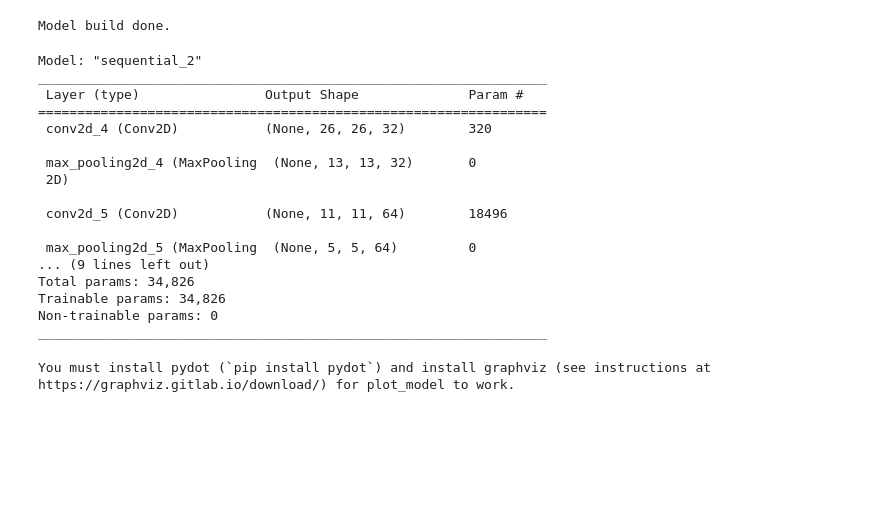
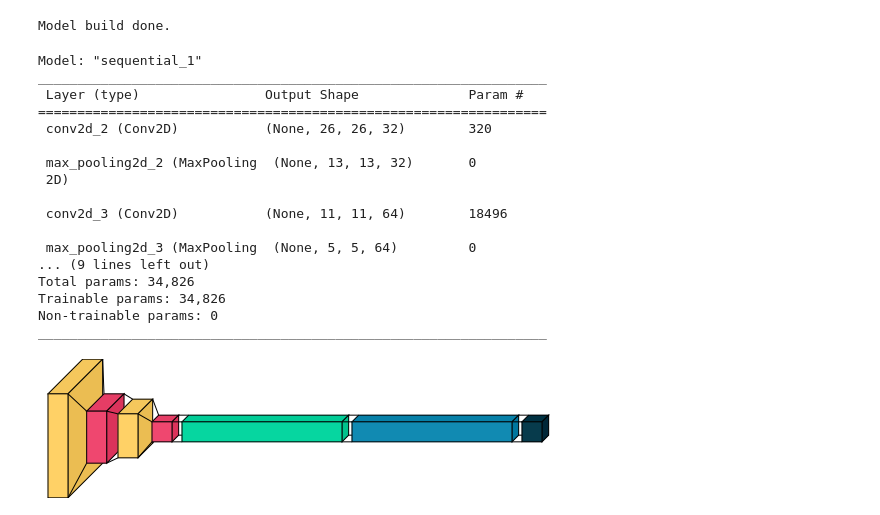
Before and after one commit to ekert-it/test-ml, a Jupyter notebook: notebooks/keras.ipynb, the cells around one changed output. Drawn from its saved outputs; the diff is of its cells as text; code cells hidden in the pictures; blank space fills up the shorter version.

Commit message:
improve vizualization output

```diff
--- a/notebooks/keras.ipynb
+++ b/notebooks/keras.ipynb
@@ -80,34 +78,30 @@ model = keras.Sequential(
 print ("Model build done.")
 # %% [output]
 Model build done.
-# %%
-model.summary()
-# %% [output]
-Model: "sequential_2"
-_________________________________________________________________
- Layer (type)                Output Shape              Param #
-=================================================================
- conv2d_4 (Conv2D)           (None, 26, 26, 32)        320
-
- max_pooling2d_4 (MaxPooling  (None, 13, 13, 32)       0
- 2D)
-
- conv2d_5 (Conv2D)           (None, 11, 11, 64)        18496
-
- max_pooling2d_5 (MaxPooling  (None, 5, 5, 64)         0
-... (9 lines left out)
-Total params: 34,826
-Trainable params: 34,826
-Non-trainable params: 0
-_________________________________________________________________
-# %%
-from keras.models import Sequential
-from keras.layers import Dense
-from keras.utils.vis_utils import plot_model
-
-plot_model(model, to_file='model_plot.png', show_shapes=True, show_layer_names=True)
-# %% [output]
-You must install pydot (`pip install pydot`) and install graphviz (see instructions at https://graphviz.gitlab.io/download/) for plot_model to work.
+# %%
+import visualkeras
+model.summary()
+# see: https://www.analyticsvidhya.com/blog/2022/03/visualize-deep-learning-models-using-visualkeras/
+visualkeras.layered_view(model)
+# %% [output]
+Model: "sequential_1"
+_________________________________________________________________
+ Layer (type)                Output Shape              Param #
+=================================================================
+ conv2d_2 (Conv2D)           (None, 26, 26, 32)        320
+
+ max_pooling2d_2 (MaxPooling  (None, 13, 13, 32)       0
+ 2D)
+
+ conv2d_3 (Conv2D)           (None, 11, 11, 64)        18496
+
+ max_pooling2d_3 (MaxPooling  (None, 5, 5, 64)         0
+... (9 lines left out)
+Total params: 34,826
+Trainable params: 34,826
+Non-trainable params: 0
+_________________________________________________________________
+[figure, added]
 # %%
 batch_size = 128
 epochs = 3
```
Also changed, not shown: parts of 6 cells of this notebook, 5 other files.
